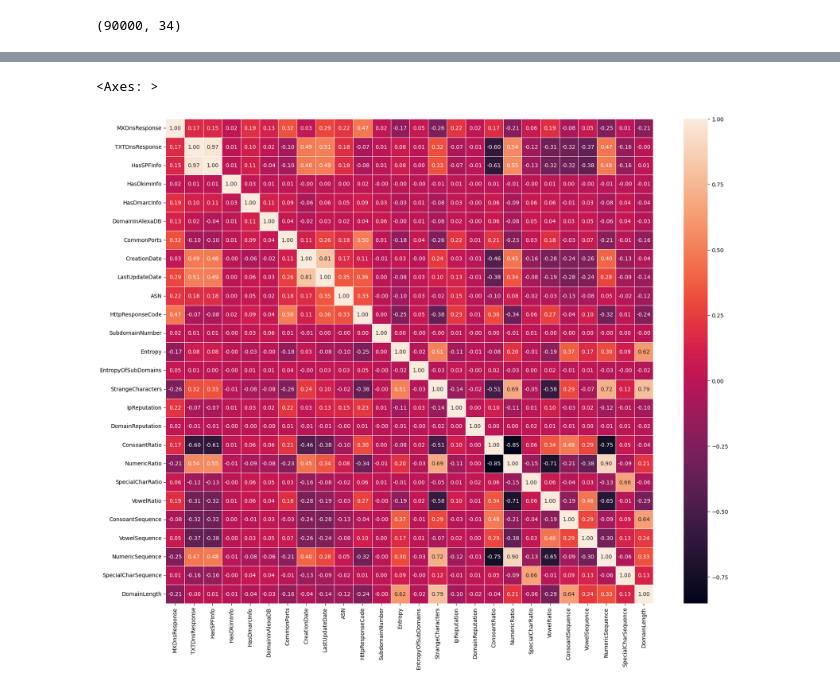
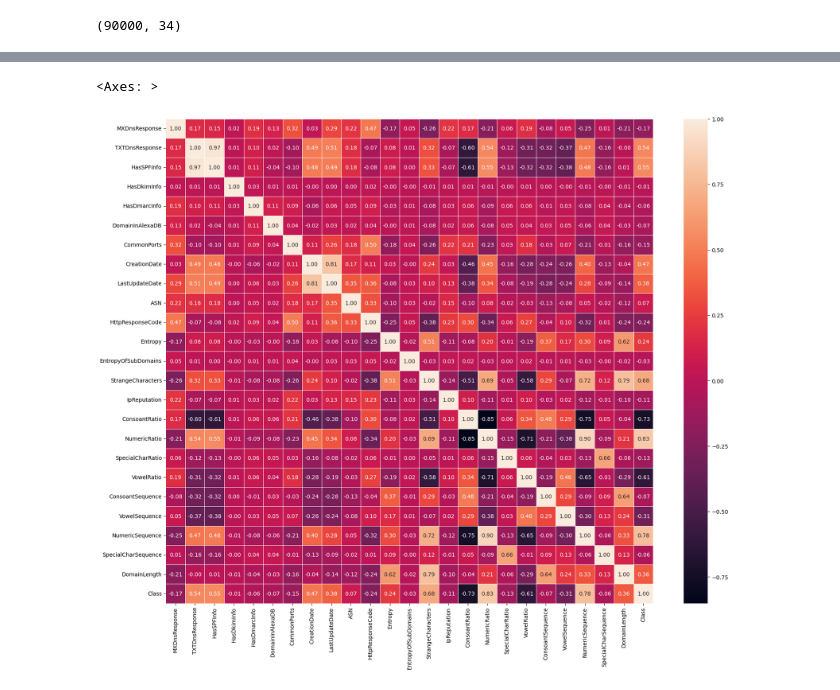
Before and after one commit to matteoturnu/NetSecProject, a Jupyter notebook: NetSec_Project.ipynb, the cells around one changed output, grey strips where cells are left out. Saved outputs shown, nothing was run; the diff lists cells and outputs as text; code cells hidden in the pictures.

```diff
--- a/NetSec_Project.ipynb
+++ b/NetSec_Project.ipynb
@@ -167,3 +109,31 @@ traffic_df = pd.read_csv(url)
 print(traffic_df.shape)
 # %% [output]
 (90000, 34)
+# %%
+import pandas as pd
+from scipy import stats
+
+new_numeric_dataset = traffic_df.select_dtypes(include=['number','boolean'])
+#new_numeric_dataset = new_numeric_dataset.drop(columns=['Domain', 'Ip', 'Class'])
+new_numeric_dataset = new_numeric_dataset.drop(columns=['Domain', 'Ip'])
+
+# Supponiamo che la colonna 'target' contenga 0 per traffico benevolo e 1 per traffico malevolo
+target = 'Class'
+feature_columns = [col for col in new_numeric_dataset.columns if col != target]
+
+# Test ANOVA per ciascuna feature numerica
+p_values = {}  # Dizionario per salvare i p-values
+for feature in feature_columns:
+    # Dividi i dati in due gruppi (malevolo e benevolo)
+    group_benign = new_numeric_dataset[new_numeric_dataset[target] == 0][feature]
+    group_malicious = new_numeric_dataset[new_numeric_dataset[target] == 1][feature]
+    # Applica ANOVA
+    stat, p_value = stats.f_oneway(group_benign, group_malicious)
+    # Salva il p-value per ogni feature
+    p_values[feature] = p_value
+    # Verifica il risultato
+    print(f'Feature: {feature}, P-value: {p_value}')
+    if p_value < 0.01:  # Soglia di significatività 0.05
+        print(f'La feature {feature} è significativa.')
+    else:
+        print(f'La feature {feature} NON è significativa.')
@@ -170,12 +158,13 @@ print(traffic_df.shape)
 # %%
 import seaborn as sns
 import matplotlib.pyplot as plt
 
-new_numeric_dataset = traffic_df.select_dtypes(include=['number','boolean'])
-new_numeric_dataset = new_numeric_dataset.drop(columns=['Domain', 'Ip', 'Class'])
+# previous test shows these features are not important for determining the class
+new_numeric_dataset = new_numeric_dataset.drop(columns=['DomainReputation', 'SubdomainNumber'])
+
 corr_matrix = new_numeric_dataset.corr()
 plt.figure(figsize=(20, 16))
 sns.heatmap(corr_matrix, annot=True, linewidth=0.5, fmt='.2f')
 # %% [output]
 <Axes: >
-[figure, old version]
+[figure, new version]
```
Also changed, not shown: parts of 8 cells of this notebook.
